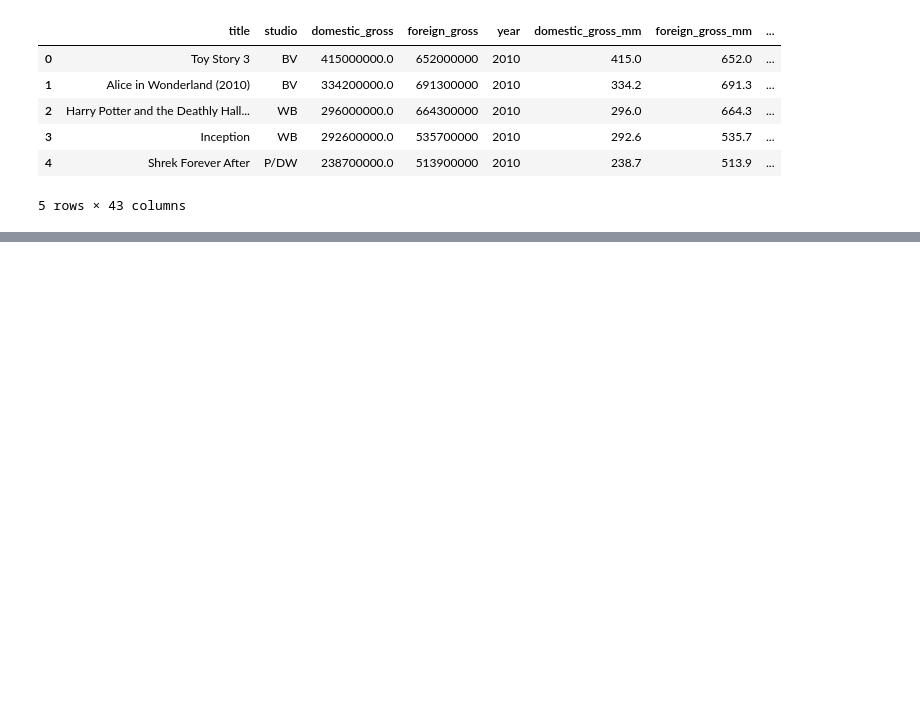
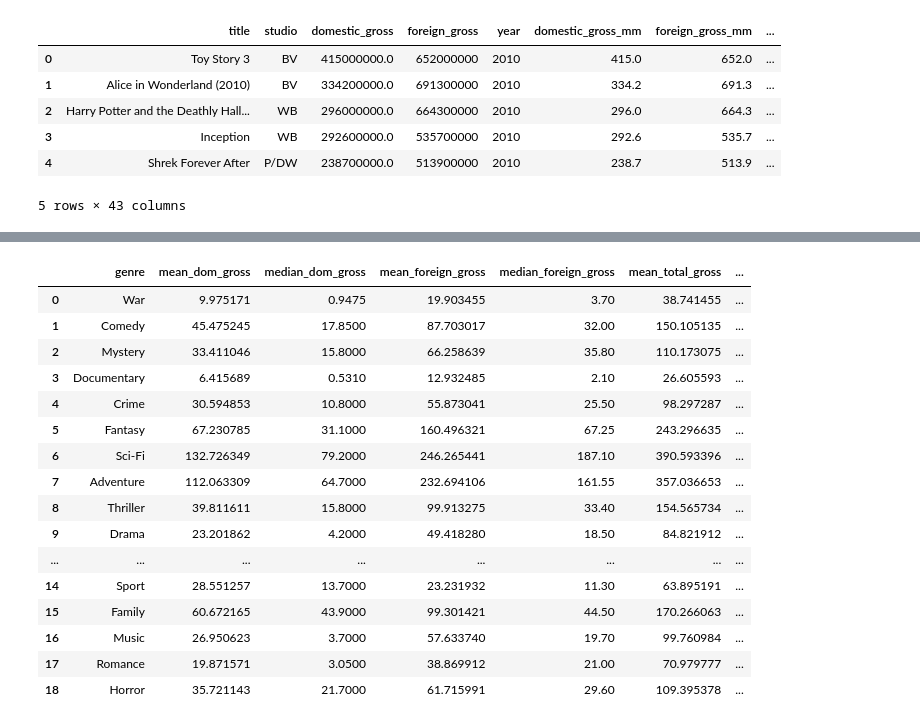
Before and after one commit to etr359/project-1-movie-analysis, a Jupyter notebook: project1_analysis_MASTER.ipynb, the cells around one changed output, grey strips where cells are left out. Saved outputs shown, nothing was run; the diff lists cells and outputs as text; code cells hidden in the pictures; blank space fills up the shorter version.

```diff
--- a/project1_analysis_MASTER.ipynb
+++ b/project1_analysis_MASTER.ipynb
@@ -374,0 +611,20 @@ bom_gross_title_basics_ratings.head()
+# %%
+mean_foreign_by_genre = []
+for genre in unique_genres_analysis:
+    a = bom_gross_title_basics_ratings.groupby([f'{genre}_movie'])['foreign_gross_mm'].mean()[1]
+    mean_foreign_by_genre.append(a)
+
+median_foreign_by_genre = []
+for genre in unique_genres_analysis:
+    a = bom_gross_title_basics_ratings.groupby([f'{genre}_movie'])['foreign_gross_mm'].median()[1]
+    median_foreign_by_genre.append(a)
+
+mean_total_by_genre = []
+for genre in unique_genres_analysis:
+    a = bom_gross_title_basics_ratings.groupby([f'{genre}_movie'])['total_gross'].mean()[1]
+    mean_total_by_genre.append(a)
+
+median_total_by_genre = []
+for genre in unique_genres_analysis:
+    a = bom_gross_title_basics_ratings.groupby([f'{genre}_movie'])['total_gross'].median()[1]
+    median_total_by_genre.append(a)
@@ -374,0 +667,29 @@ bom_gross_title_basics_ratings.head()
+# %%
+genre_df = pd.DataFrame(
+    {'genre': unique_genres_analysis,
+    'mean_dom_gross': mean_gross_by_genre,
+    'median_dom_gross': median_gross_by_genre,
+    'mean_foreign_gross': mean_foreign_by_genre,
+    'median_foreign_gross': median_foreign_by_genre,
+    'mean_total_gross': mean_total_by_genre,
+    'median_total_gross': median_total_by_genre
+    })
+genre_df
+# %% [output]
+|  | genre | mean_dom_gross | median_dom_gross | mean_foreign_gross | median_foreign_gross | mean_total_gross | ... |
+| 0 | War | 9.975171 | 0.9475 | 19.903455 | 3.70 | 38.741455 | ... |
+| 1 | Comedy | 45.475245 | 17.8500 | 87.703017 | 32.00 | 150.105135 | ... |
+| 2 | Mystery | 33.411046 | 15.8000 | 66.258639 | 35.80 | 110.173075 | ... |
+| 3 | Documentary | 6.415689 | 0.5310 | 12.932485 | 2.10 | 26.605593 | ... |
+| 4 | Crime | 30.594853 | 10.8000 | 55.873041 | 25.50 | 98.297287 | ... |
+| 5 | Fantasy | 67.230785 | 31.1000 | 160.496321 | 67.25 | 243.296635 | ... |
+| 6 | Sci-Fi | 132.726349 | 79.2000 | 246.265441 | 187.10 | 390.593396 | ... |
+| 7 | Adventure | 112.063309 | 64.7000 | 232.694106 | 161.55 | 357.036653 | ... |
+| 8 | Thriller | 39.811611 | 15.8000 | 99.913275 | 33.40 | 154.565734 | ... |
+| 9 | Drama | 23.201862 | 4.2000 | 49.418280 | 18.50 | 84.821912 | ... |
+| ... | ... | ... | ... | ... | ... | ... | ... |
+| 14 | Sport | 28.551257 | 13.7000 | 23.231932 | 11.30 | 63.895191 | ... |
+| 15 | Family | 60.672165 | 43.9000 | 99.301421 | 44.50 | 170.266063 | ... |
+| 16 | Music | 26.950623 | 3.7000 | 57.633740 | 19.70 | 99.760984 | ... |
+| 17 | Romance | 19.871571 | 3.0500 | 38.869912 | 21.00 | 70.979777 | ... |
+| 18 | Horror | 35.721143 | 21.7000 | 61.715991 | 29.60 | 109.395378 | ... |
```
Also changed, not shown: parts of 27 cells of this notebook, 3 other files.
